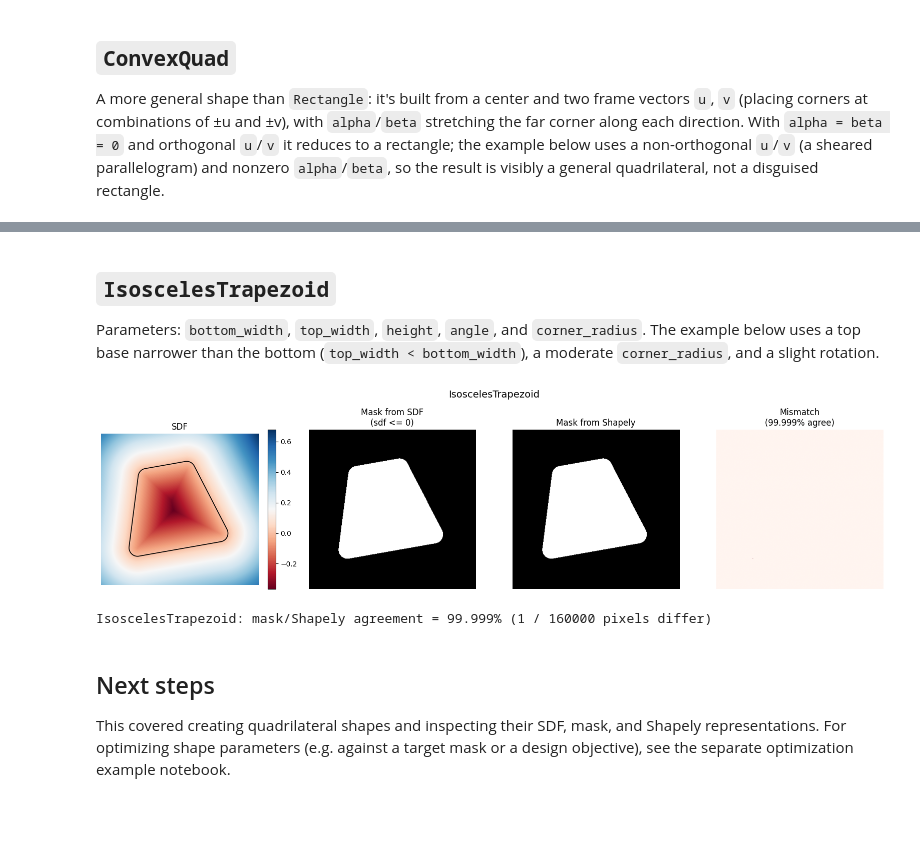
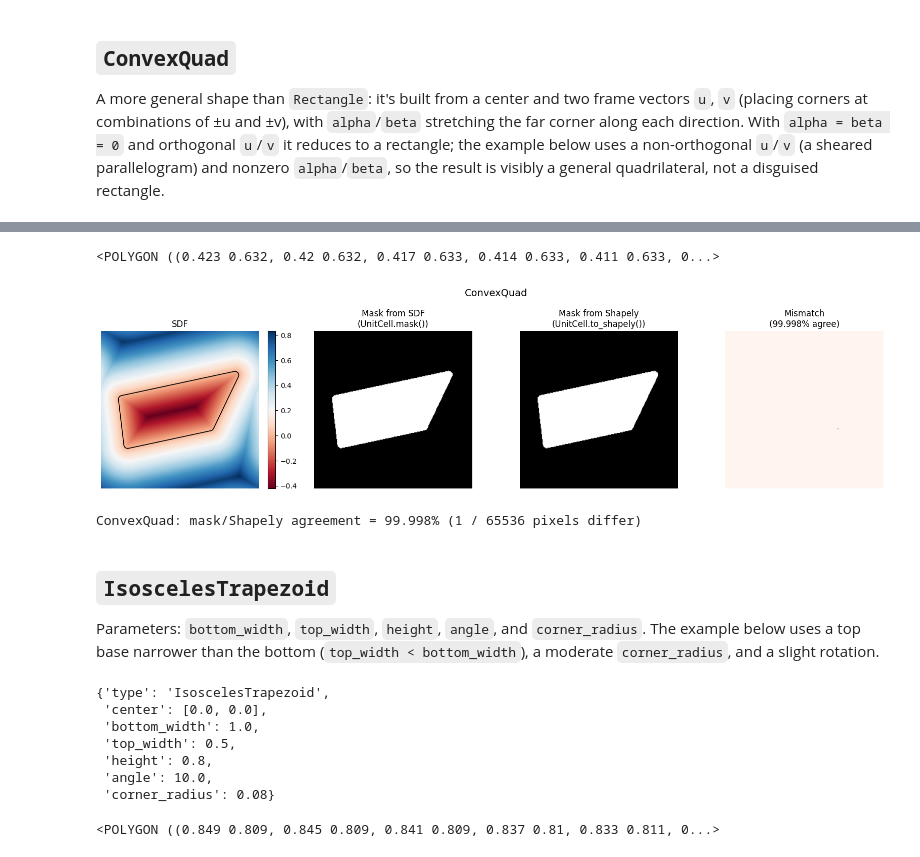
Before and after one commit to RodionovSA/metashapes, a Jupyter notebook: examples/quads.ipynb, the cells around one changed output, grey strips where cells are left out. Saved outputs shown, nothing was run; the diff lists cells and outputs as text; code cells hidden in the pictures; blank space fills up the shorter version.

```diff
--- a/examples/quads.ipynb
+++ b/examples/quads.ipynb
@@ -171,4 +215,4 @@ quad = ConvexQuad(
     corner_radius=0.06,
 )
 quad = quad.to(dtype=dtype, device=device)
-show_shape(quad, title="ConvexQuad")
+quad_cell = UnitCell(lattice=lattice, scene=quad).center_scene(method='bbox')
@@ -178,3 +230,12 @@ ConvexQuad: mask/Shapely agreement = 100.000% (0 / 160000 pixels differ)
+# %%
+quad_cell.to_shapely()
+# %% [output]
+<POLYGON ((0.423 0.632, 0.42 0.632, 0.417 0.633, 0.414 0.633, 0.411 0.633, 0...>
+# %%
+show_cell(quad_cell, title="ConvexQuad")
+# %% [output]
+[figure, added]
+ConvexQuad: mask/Shapely agreement = 99.998% (1 / 65536 pixels differ)
 # %% [markdown]
 ## `IsoscelesTrapezoid`
 
@@ -192,14 +253,18 @@ trap = IsoscelesTrapezoid(
     corner_radius=0.08,
 )
 trap = trap.to(dtype=dtype, device=device)
-show_shape(trap, title="IsoscelesTrapezoid")
+trap_cell = UnitCell(lattice=lattice, scene=trap).center_scene(method='bbox')
-# %% [output]
-[figure, removed]
-IsoscelesTrapezoid: mask/Shapely agreement = 99.999% (1 / 160000 pixels differ)
-# %% [markdown]
-## Next steps
-
-This covered creating quadrilateral shapes and inspecting their SDF, mask,
-and Shapely representations. For optimizing shape parameters (e.g. against
-a target mask or a design objective), see the separate optimization example
-notebook.
+# %%
+show_parametric(trap)
+# %% [output]
+{'type': 'IsoscelesTrapezoid',
+ 'center': [0.0, 0.0],
+ 'bottom_width': 1.0,
+ 'top_width': 0.5,
+ 'height': 0.8,
+ 'angle': 10.0,
+ 'corner_radius': 0.08}
+# %%
+trap_cell.to_shapely()
+# %% [output]
+<POLYGON ((0.849 0.809, 0.845 0.809, 0.841 0.809, 0.837 0.81, 0.833 0.811, 0...>
```
Also changed, not shown: parts of 15 cells of this notebook, 9 other files.
